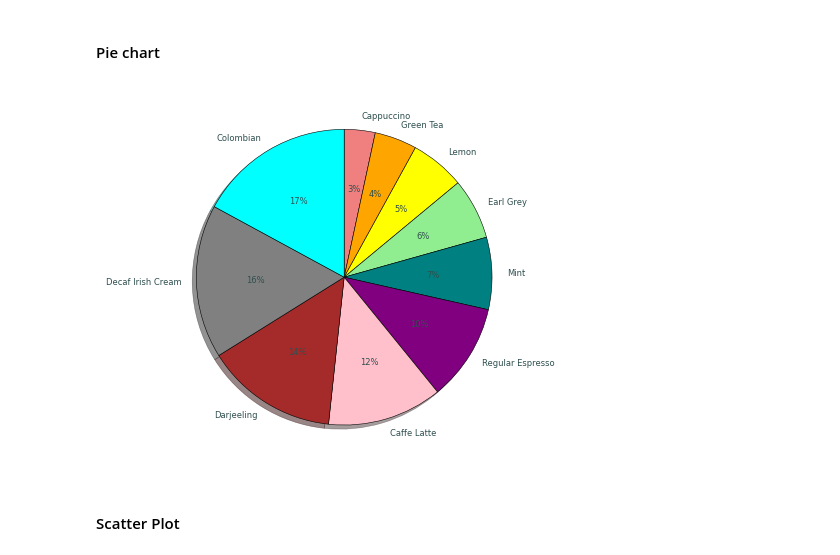
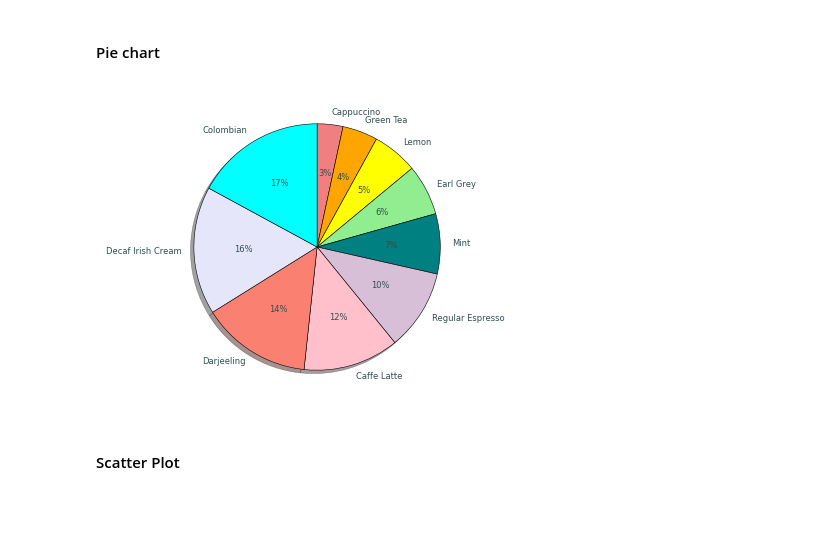
Before and after one commit to knowledge-corner/CGI_19_may_25, a Jupyter notebook: Classwork/Classwork Notebook.ipynb, the cells around one changed output. Cells and saved outputs as stored; diff of their text form; code cells hidden in the pictures; blank space fills up the shorter version.

```diff
--- a/Classwork/Classwork Notebook.ipynb
+++ b/Classwork/Classwork Notebook.ipynb
@@ -1400,15 +1400,16 @@ plt.show()
 #### Pie chart
 # %%
 s_ord = sales.argsort()
-colors = ['lightcoral', 'orange', 'yellow', 'lightgreen', 'teal', 'thist', 'pink', 'brown', 'gray', 'cyan']
+cols = ['lightcoral', 'orange', 'yellow', 'lightgreen', 'teal', 'thistle', 'pink', 'salmon', 'lavender', 'cyan']
 # %%
+plt.figure(figsize = (4, 4))
 plt.pie(sales[s_ord], labels=products[s_ord], startangle=90, counterclock=False, shadow = True,
-       autopct="%1d%%", colors=colors,
+       autopct="%1d%%", colors = cols,
        wedgeprops={'edgecolor': "black", "linewidth" : 0.4},
        textprops = {"fontsize" : 6, "color" : "darkslategrey"})
 plt.show()
 # %% [output]
-[figure, old version]
+[figure, new version]
 # %% [markdown]
 #### Scatter Plot
 # %% [markdown]
```
